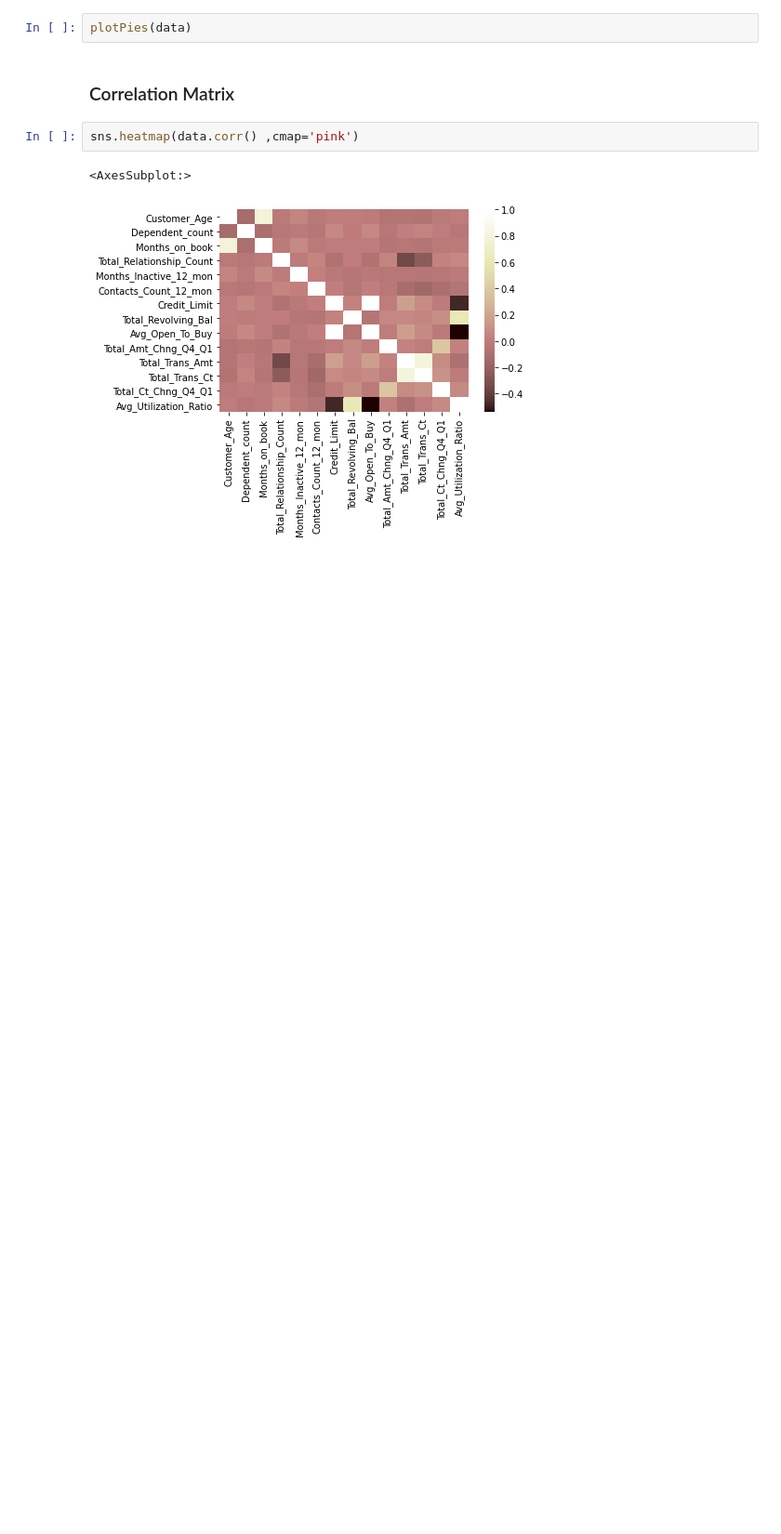
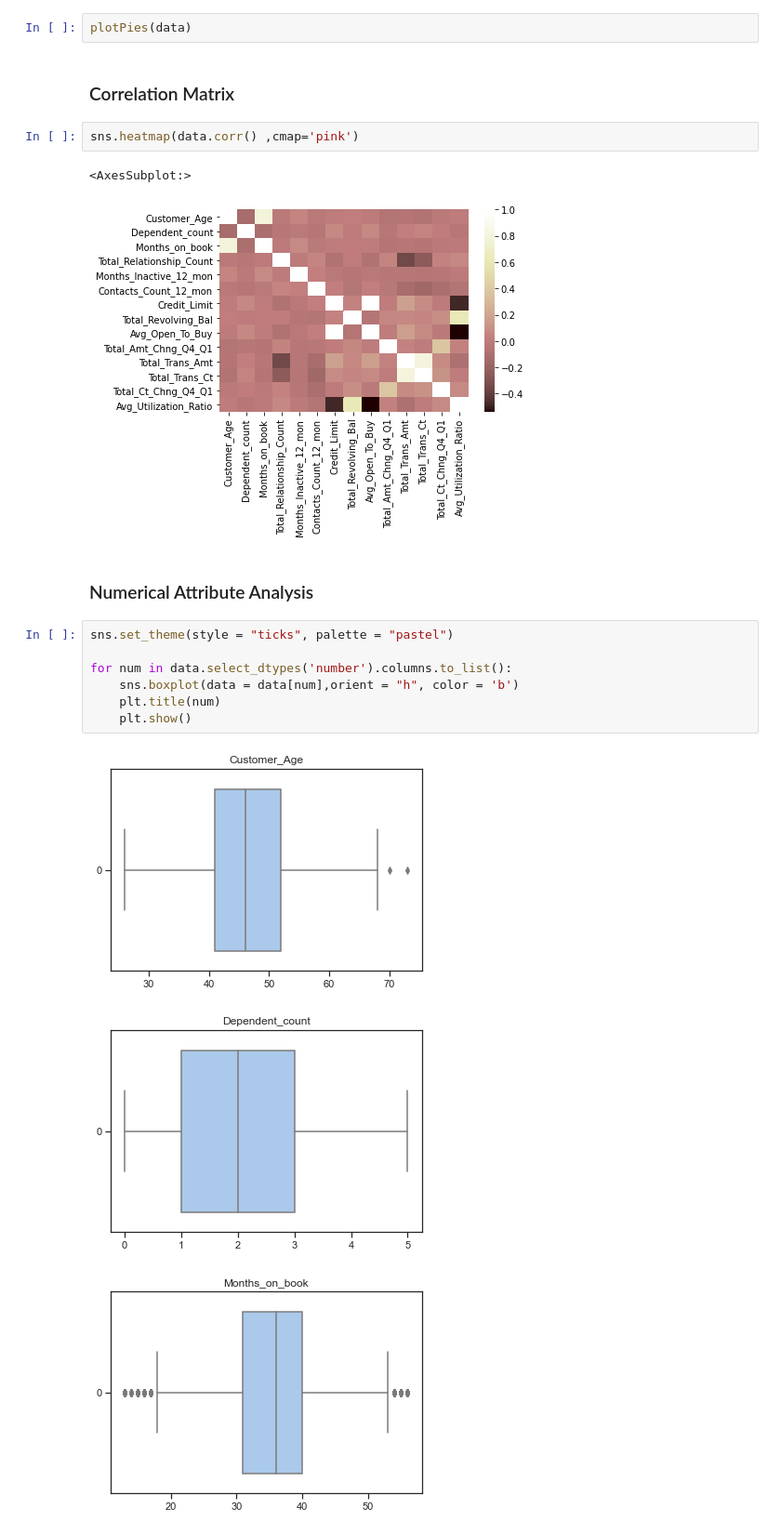
Before and after one commit to Zaiah0505/bubble-tea, a Jupyter notebook: FinalProject.ipynb, the cells around one changed output. Shown at 93% size. Drawn from its saved outputs; the diff is of its cells as text; blank space fills up the shorter version.

Commit message:
numerical attribute analysis

```diff
--- a/FinalProject.ipynb
+++ b/FinalProject.ipynb
@@ -191,3 +191,16 @@ sns.heatmap(data.corr() ,cmap='pink')
 # %% [output]
 <AxesSubplot:>
 [figure]
+# %% [markdown]
+### Numerical Attribute Analysis
+# %%
+sns.set_theme(style = "ticks", palette = "pastel")
+
+for num in data.select_dtypes('number').columns.to_list():
+    sns.boxplot(data = data[num],orient = "h", color = 'b')
+    plt.title(num)
+    plt.show()
+# %% [output]
+[figure, added]
+[figure, added]
+[figure, added]
```
Also changed, not shown: parts of 3 cells of this notebook.
